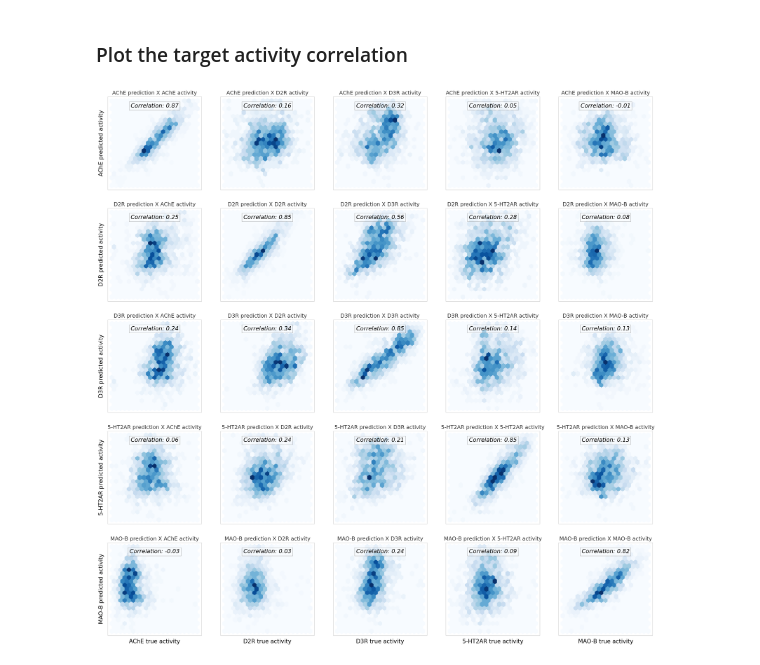
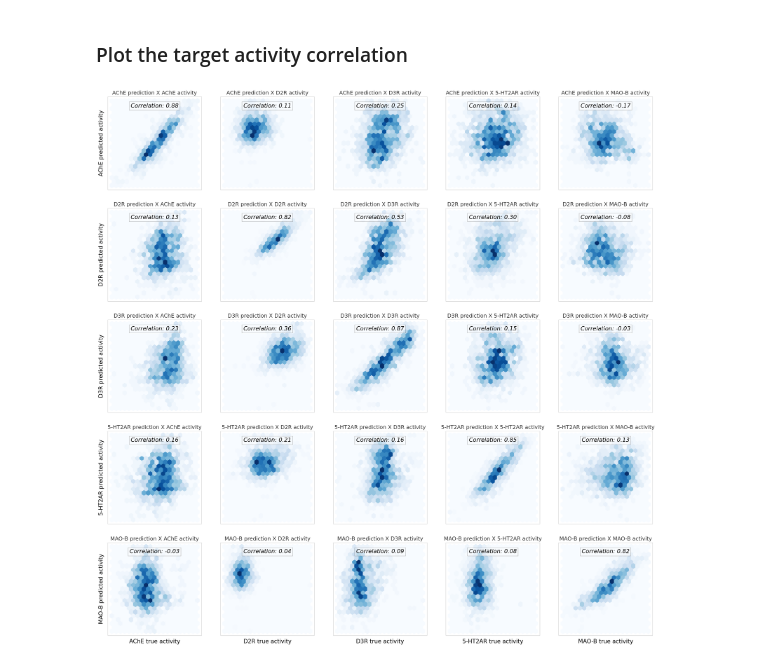
Before and after one commit to arthurcerveira/CoMPO-GPT, a Jupyter notebook: scripts/09-QSAR-Data-Viz.ipynb, the cells around one changed output. Drawn from its saved outputs; the diff is of its cells as text; code cells hidden in the pictures.

```diff
--- a/scripts/09-QSAR-Data-Viz.ipynb
+++ b/scripts/09-QSAR-Data-Viz.ipynb
@@ -51,40 +52,41 @@ pandarallel.initialize(progress_bar=False)
 
 # load qsar models for each target
 targets = ['AChE', 'D2R', 'D3R', '_5HT2A', 'MAOB']
-predicted_activities = dict()
+predicted_activities_all = dict()
+predicted_activities_sample = dict()
 active_molecules = dict()
 
-filtered_smiles = dict()
+filtered_smiles_all = dict()
+filtered_smiles_sample = dict()
 
 for target in targets:
     # load active molecules dataset for each target
     X = pd.read_csv(ASSAYS_DIR / f'{target}.csv')
     X['SMILES'] = X['SMILES'].parallel_apply(clean_smile)
-    X = X.dropna().sample(1500)
+    X = X.dropna() # .sample(1500)
 
-    filtered_smiles[target] = X
+    filtered_smiles_all[target] = X
+    filtered_smiles_sample[target] = X.sample(1500)
 
 for target_model in targets:
     print(f'Loading {target_model} model')
-    predicted_activities[target_model] = dict()
-    arguments = [
-        '--test_path', '/dev/null',
-        '--preds_path', '/dev/null',
-        '--checkpoint_dir', str(MODELS_DIR / f'{target_model}-pXC50-checkpoint'),
-        # '--gpu', '0',
-    ]
+    predicted_activities_all[target_model] = dict()
+    predicted_activities_sample[target_model] = dict()
 
     for target_dataset in targets:
         print(f'Predicting activity for {target_dataset} dataset')
 
-        X = filtered_smiles[target_dataset]
+        X = filtered_smiles_all[target_dataset]
         smiles = X['SMILES'].to_list()
-        smiles_input = [[s] for s in smiles]
 
-        args = chemprop.args.PredictArgs().parse_args(arguments)
-        preds = chemprop.train.make_predictions(args=args, smiles=smiles_input)
+        # Use the new predict_activity_chemprop function
+        preds = predict_activity_chemprop(smiles, target_model)
+        predicted_activities_all[target_model][target_dataset] = np.array(preds)
 
-        predicted_activities[target_model][target_dataset] = np.array(preds).flatten()
+        X = filtered_smiles_sample[target_dataset]
+        smiles = X['SMILES'].to_list()
+        preds = predict_activity_chemprop(smiles, target_model)
+        predicted_activities_sample[target_model][target_dataset] = np.array(preds)
 # %% [output]
 INFO: Pandarallel will run on 12 workers.
 INFO: Pandarallel will use Memory file system to transfer data between the main process and workers.
@@ -219,8 +137,8 @@ for i, target_model in enumerate(targets):
         #     color=pal[i]
         # )
         axes[i, j].hexbin(
-            predicted_activities[target_model][target_dataset],
-            filtered_smiles[target_dataset]['pXC50'], gridsize=20, cmap='Blues',
+            predicted_activities_sample[target_model][target_dataset],
+            filtered_smiles_sample[target_dataset]['pXC50'], gridsize=20, cmap='Blues',
         )
 
         target_model_label = target_labels[target_model]
@@ -231,33 +149,33 @@ for i, target_model in enumerate(targets):
         # axes[i, j].set_ylabel(f'{target_dataset_label} true activity (pXC50)', fontsize=14)
 
         # calculate the correlation coefficient
         correlation = np.corrcoef(
-            predicted_activities[target_model][target_dataset],
-            filtered_smiles[target_dataset]['pXC50']
+            predicted_activities_sample[target_model][target_dataset],
+            filtered_smiles_sample[target_dataset]['pXC50']
         )[0, 1]
 
         axes[i, j].text(0.5, 0.9, f'Correlation: {correlation:.2f}',
                         horizontalalignment='center',
                         verticalalignment='center',
                         transform=axes[i, j].transAxes,
                         fontsize=16, color='black',
                         # Set italic
                         fontstyle='italic',
                         bbox=dict(facecolor='white', alpha=0.3, edgecolor='black'))
 
         # Remove x and y axis labels
         axes[i, j].set_xticks([])
         axes[i, j].set_yticks([])
 
         # Set frame color
         for spine in axes[i, j].spines.values():
             spine.set_edgecolor('#aaaaaa')
             spine.set_linewidth(0.5)
 
 
 plt.tight_layout()
 fig.subplots_adjust(hspace=0.2, wspace=0.2)
 
 plt.show()
 # %% [output]
-[figure, old version]
+[figure, new version]
```
Also changed, not shown: parts of 5 cells of this notebook.
